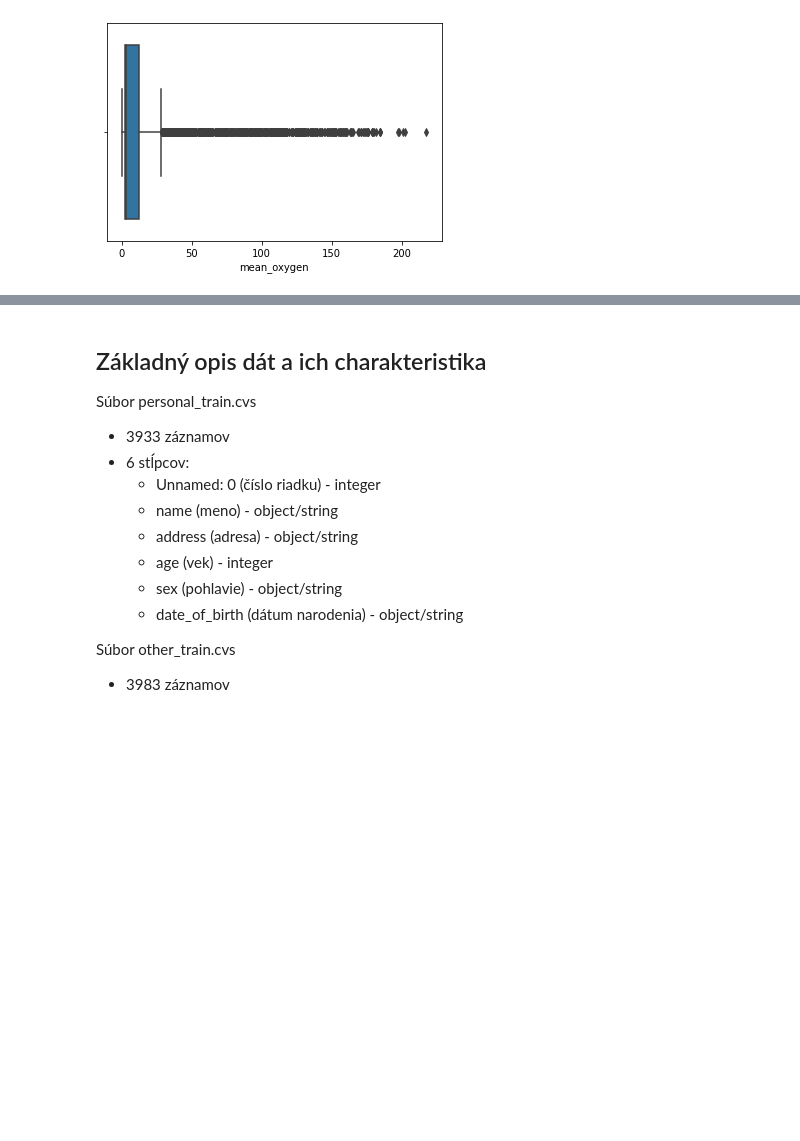
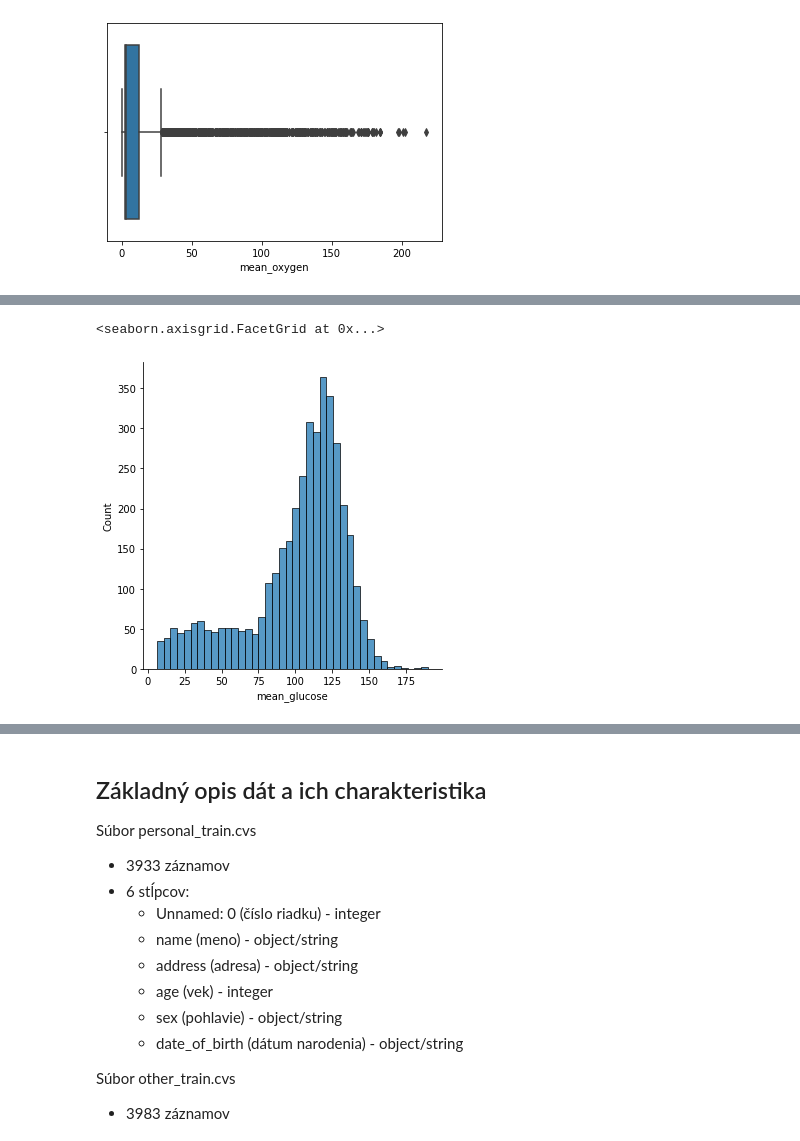
Before and after one commit to xsipka/FIIT_IAU_Projekt, a Jupyter notebook: test.ipynb, the cells around one changed output, grey strips where cells are left out. Cells and saved outputs as stored; diff of their text form; code cells hidden in the pictures; blank space fills up the shorter version.

Commit message:
distribution plots added

```diff
--- a/test.ipynb
+++ b/test.ipynb
@@ -120,0 +133,5 @@ sns.boxplot(data = medical_data, x = "skewness_oxygen")
+# %%
+sns.displot(data = medical_data, x = "mean_glucose")
+# %% [output]
+<seaborn.axisgrid.FacetGrid at 0x...>
+[figure, added]
```
Also changed, not shown: parts of 9 cells of this notebook.
